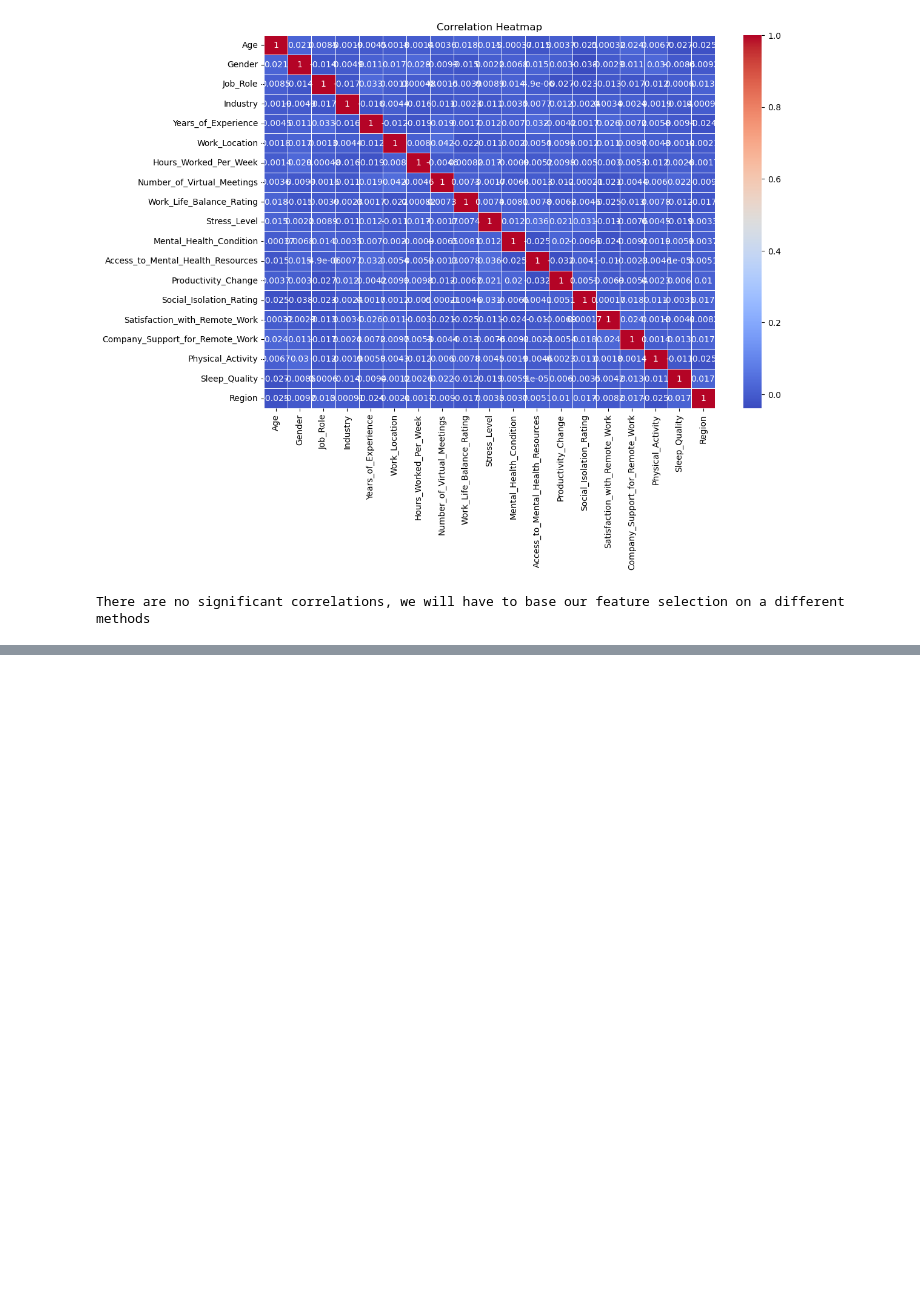
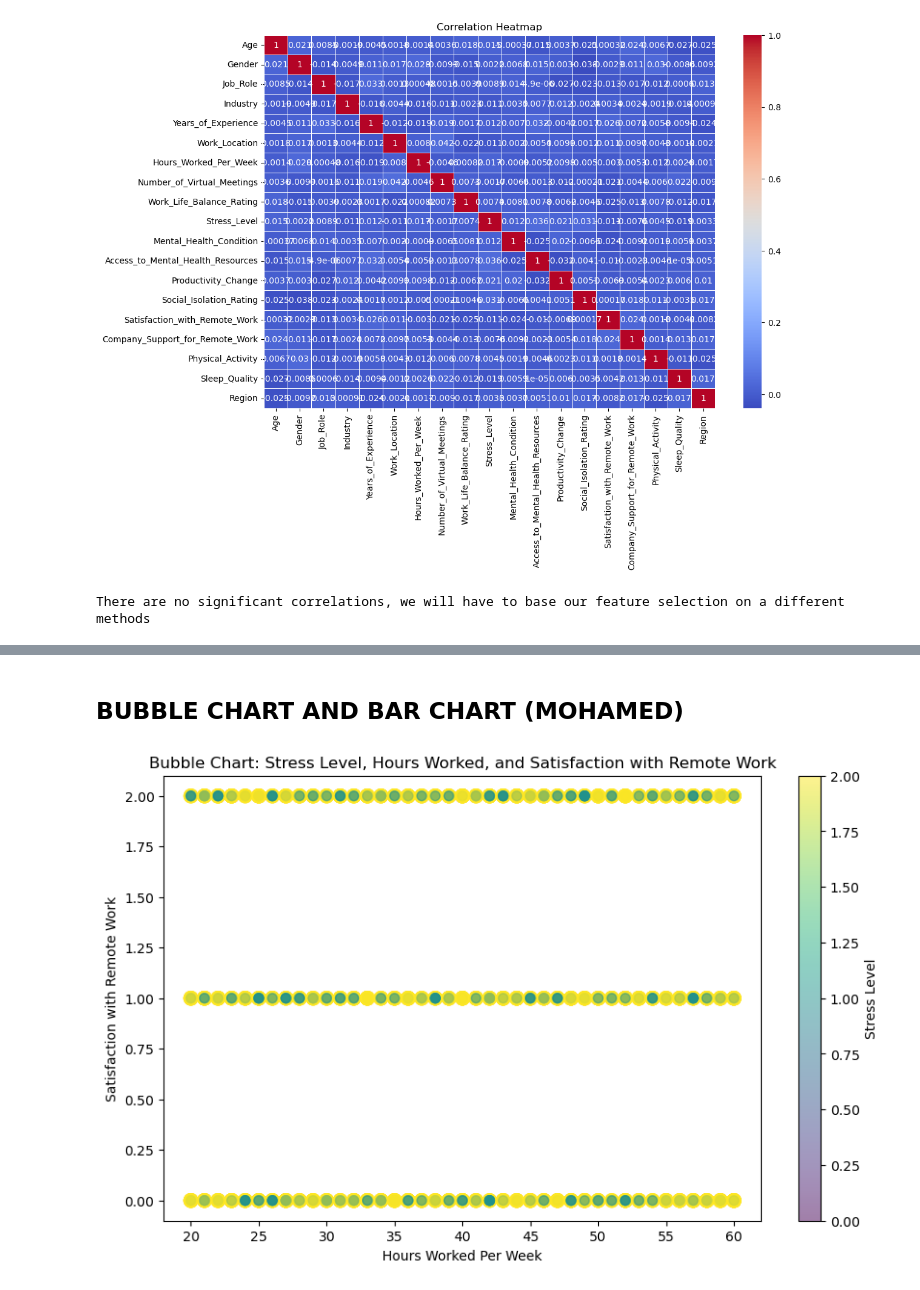
Before and after one commit to johnnyhuyhuynh/MindSpace, a Jupyter notebook: MindSpace-test.ipynb, the cells around one changed output, grey strips where cells are left out. Cells and saved outputs as stored; diff of their text form; code cells hidden in the pictures; blank space fills up the shorter version.

```diff
--- a/MindSpace-test.ipynb
+++ b/MindSpace-test.ipynb
@@ -316,0 +396,14 @@ Area plot visualizations:
+# %% [markdown]
+## BUBBLE CHART AND BAR CHART (MOHAMED)
+# %%
+# Bubble chart with 'Hours_Worked_Per_Week', 'Satisfaction_with_Remote_Work', and 'Stress_Level'
+plt.figure(figsize=(10, 6))
+plt.scatter(df['Hours_Worked_Per_Week'], df['Satisfaction_with_Remote_Work'],
+            s=df['Stress_Level'] * 50, alpha=0.5, c=df['Stress_Level'], cmap='viridis')
+plt.title('Bubble Chart: Stress Level, Hours Worked, and Satisfaction with Remote Work')
+plt.xlabel('Hours Worked Per Week')
+plt.ylabel('Satisfaction with Remote Work')
+plt.colorbar(label='Stress Level')
+plt.show()
+# %% [output]
+[figure, added]
```
Also changed, not shown: parts of 5 cells of this notebook.
